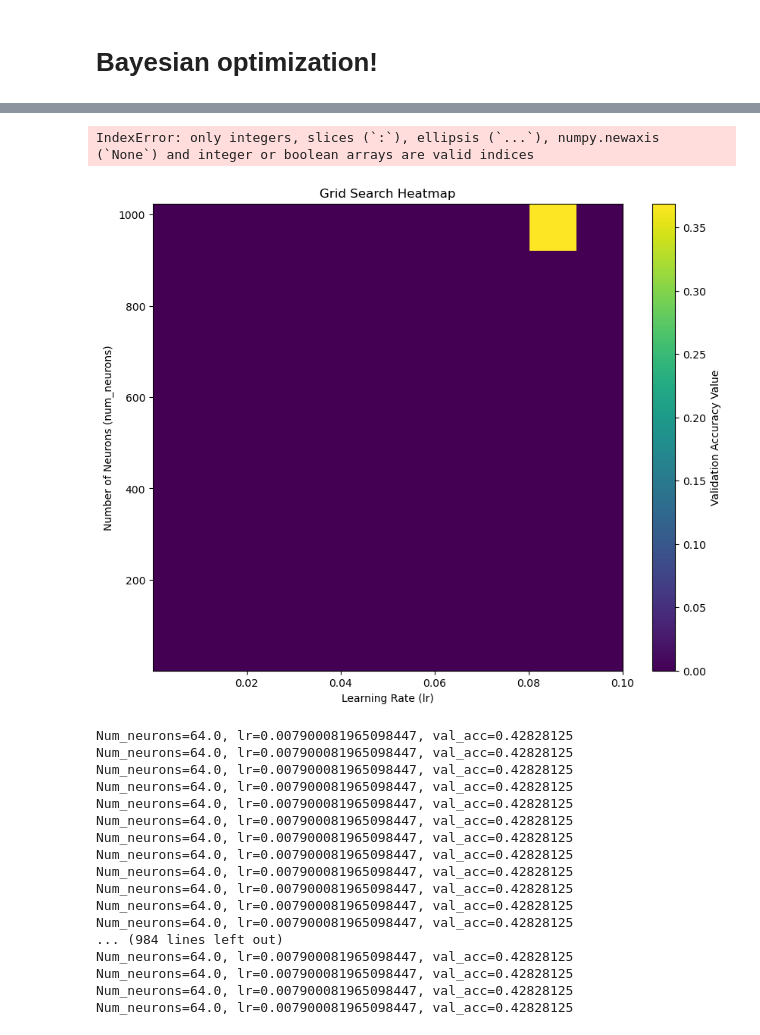
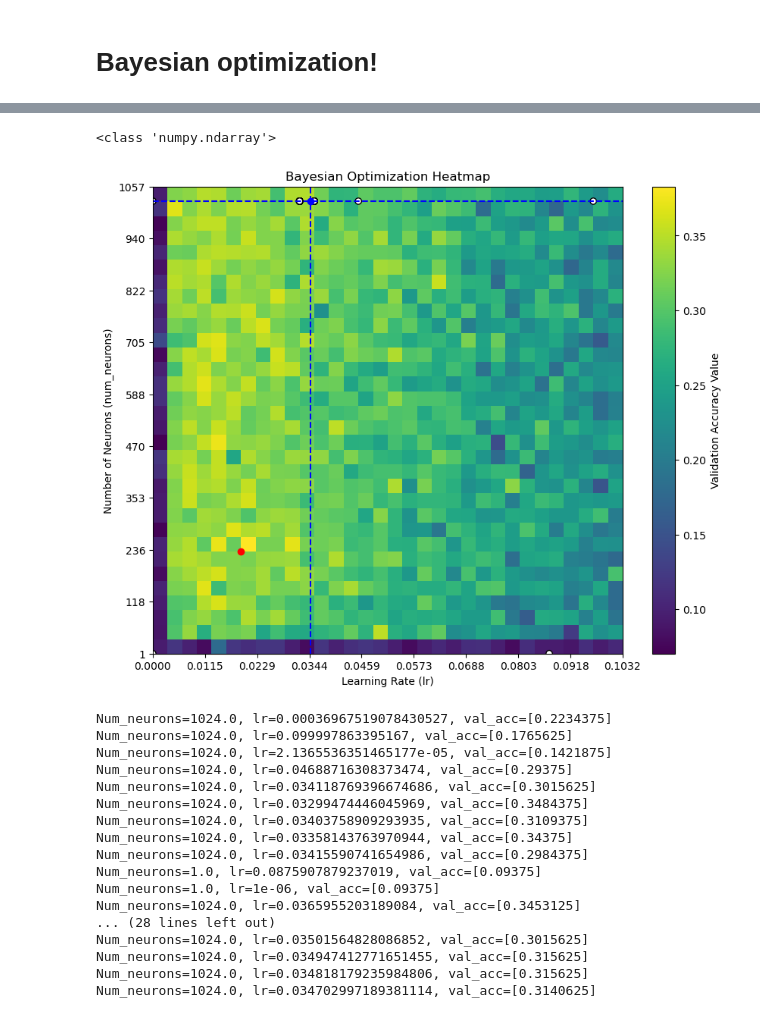
Before and after one commit to noahrn/bayesian-optimization-02463, a Jupyter notebook: code.ipynb, the cells around one changed output, grey strips where cells are left out. Drawn from its saved outputs; the diff is of its cells as text; code cells hidden in the pictures.

```diff
--- a/code.ipynb
+++ b/code.ipynb
@@ -301,7 +302,7 @@ def objective(x):
     return -validation_accuracy  # Minimize negative accuracy (i.e., maximize accuracy)
 # %%
 iteration = 0
-max_iterations = 2500  # Set a maximum to prevent infinite loops
+max_iterations = 1000  # Set a maximum to prevent infinite loops
 
 # gpyopt
 opt = GPyOpt.methods.BayesianOptimization(f=objective, domain=domain, acquisition_type ='EI')
@@ -312,6 +313,7 @@ best_val_acc_bo = 0  # worst possible accuracy
 
 # store the results
 bo_results = []
+best_params_bo = None
 
 while iteration < max_iterations:
     print(f"Best validation so far: {current_best:.4f}")
@@ -321,20 +323,21 @@ while iteration < max_iterations:
 
     if current_best > best_val_acc_bo:
         best_val_acc_bo = current_best
+        best_params_bo = opt.x_opt  # update the best parameters
 
     if best_val_acc_bo >= best_val_acc:
         print("BO has matched or exceeded the target validation accuracy.")
         break
 
-    # store the hyperparameters and validation accuracy
-    best_params_bo = opt.x_opt
-    bo_results.append((best_params_bo[0], best_params_bo[1], current_best))
+    # store the hyperparameters and validation accuracy of each iteration
+    params = opt.X[-1]  # get the parameters of the last iteration
+    val_acc = -opt.Y[-1]  # get the validation accuracy of the last iteration (negate to get accuracy back)
+    bo_results.append((params[0], params[1], val_acc))
 
     iteration += 1
 
     clear_output(wait=True)
 
-best_params_bo = opt.x_opt
 print(f"Best parameters found (Bayesian optimization): Num_neurons={best_params_bo[0]}, lr={best_params_bo[1]}")
 print(f"Best validation accuracy found (Bayesian optimization): {best_val_acc_bo:.4f}")
 print(f"Total iterations: {iteration}")
@@ -351,19 +348,0 @@ KeyboardInterrupt:
-# %%
-# convert bo_results to a numpy array
-bo_results_array = np.array(bo_results)
-
-# define the edges for the plot
-bo_num_neurons_edges = np.linspace(1, 1024, num_neurons_bins + 1)
-bo_lr_edges = np.logspace(np.log10(1e-6), np.log10(1e-1), lr_bins + 1)
-
-# create a 2D histogram for the Bayesian Optimization results
-bo_hist, _, _ = np.histogram2d(bo_results_array[:, 0], bo_results_array[:, 1], bins=[bo_num_neurons_edges, bo_lr_edges], weights=bo_results_array[:, 2])
-
-# create a dictionary from best_params_bo
-best_params_dict = {'num_neurons': best_params_bo[0], 'lr': best_params_bo[1]}
-
-# plot the heatmap
-plot_heatmap(bo_hist, bo_num_neurons_edges, bo_lr_edges, best_params_dict)
-# %% [output]
-IndexError: only integers, slices (`:`), ellipsis (`...`), numpy.newaxis (`None`) and integer or boolean arrays are valid indices
-[figure, removed]
@@ -370,21 +392,30 @@ IndexError: only integers, slices (`:`), ellipsis (`...`), numpy.newaxis (`None`
+# %%
+print(type(best_params_bo))
+# %% [output]
+<class 'numpy.ndarray'>
+# %%
+# Call the function with the grid search results and Bayesian Optimization results
+plot_heatmap_BO(val_acc_results, num_neurons_edges, lr_edges, best_params, bo_results, best_params_bo)
+# %% [output]
+[figure, added]
 # %%
 for result in bo_results:
     print(f"Num_neurons={result[0]}, lr={result[1]}, val_acc={result[2]}")
 # %% [output]
-Num_neurons=64.0, lr=0.007900081965098447, val_acc=0.42828125
-Num_neurons=64.0, lr=0.007900081965098447, val_acc=0.42828125
-Num_neurons=64.0, lr=0.007900081965098447, val_acc=0.42828125
-Num_neurons=64.0, lr=0.007900081965098447, val_acc=0.42828125
-Num_neurons=64.0, lr=0.007900081965098447, val_acc=0.42828125
-Num_neurons=64.0, lr=0.007900081965098447, val_acc=0.42828125
-Num_neurons=64.0, lr=0.007900081965098447, val_acc=0.42828125
-Num_neurons=64.0, lr=0.007900081965098447, val_acc=0.42828125
-Num_neurons=64.0, lr=0.007900081965098447, val_acc=0.42828125
-Num_neurons=64.0, lr=0.007900081965098447, val_acc=0.42828125
-Num_neurons=64.0, lr=0.007900081965098447, val_acc=0.42828125
-Num_neurons=64.0, lr=0.007900081965098447, val_acc=0.42828125
-... (984 lines left out)
-Num_neurons=64.0, lr=0.007900081965098447, val_acc=0.42828125
-Num_neurons=64.0, lr=0.007900081965098447, val_acc=0.42828125
-Num_neurons=64.0, lr=0.007900081965098447, val_acc=0.42828125
-Num_neurons=64.0, lr=0.007900081965098447, val_acc=0.42828125
+Num_neurons=1024.0, lr=0.00036967519078430527, val_acc=[0.2234375]
+Num_neurons=1024.0, lr=0.099997863395167, val_acc=[0.1765625]
+Num_neurons=1024.0, lr=2.1365536351465177e-05, val_acc=[0.1421875]
+Num_neurons=1024.0, lr=0.04688716308373474, val_acc=[0.29375]
+Num_neurons=1024.0, lr=0.034118769396674686, val_acc=[0.3015625]
+Num_neurons=1024.0, lr=0.03299474446045969, val_acc=[0.3484375]
+Num_neurons=1024.0, lr=0.03403758909293935, val_acc=[0.3109375]
+Num_neurons=1024.0, lr=0.03358143763970944, val_acc=[0.34375]
+Num_neurons=1024.0, lr=0.03415590741654986, val_acc=[0.2984375]
+Num_neurons=1.0, lr=0.0875907879237019, val_acc=[0.09375]
+Num_neurons=1.0, lr=1e-06, val_acc=[0.09375]
+Num_neurons=1024.0, lr=0.0365955203189084, val_acc=[0.3453125]
+... (28 lines left out)
+Num_neurons=1024.0, lr=0.03501564828086852, val_acc=[0.3015625]
+Num_neurons=1024.0, lr=0.034947412771651455, val_acc=[0.315625]
+Num_neurons=1024.0, lr=0.034818179235984806, val_acc=[0.315625]
+Num_neurons=1024.0, lr=0.034702997189381114, val_acc=[0.3140625]
```
Also changed, not shown: parts of 7 cells of this notebook.
